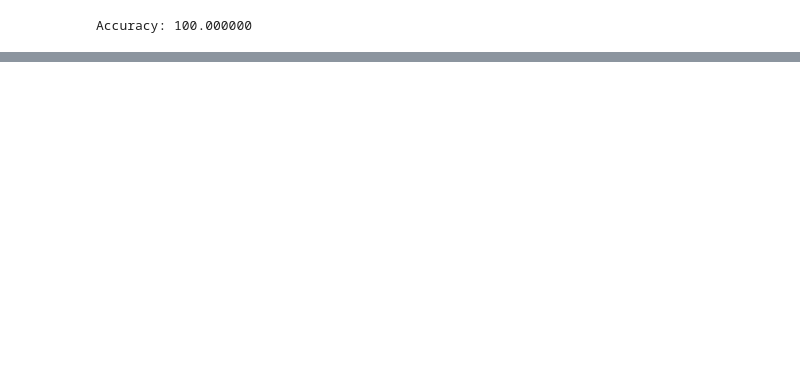
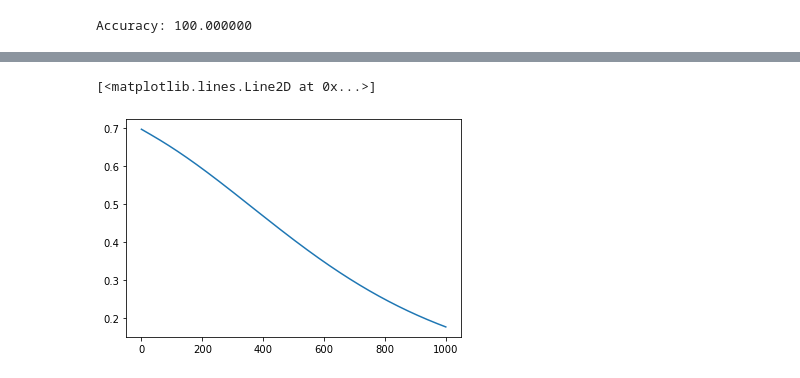
Before and after one commit to baikunth2a/RNN-Practice, a Jupyter notebook: Text_sentiment_nepali.ipynb, the cells around one changed output, grey strips where cells are left out. Saved outputs shown, nothing was run; the diff lists cells and outputs as text; code cells hidden in the pictures; blank space fills up the shorter version.

```diff
--- a/Text_sentiment_nepali.ipynb
+++ b/Text_sentiment_nepali.ipynb
@@ -65,6 +85,6 @@ plot_model(model, to_file='sentiment_plot.png', show_shapes=True, show_layer_nam
 # %%
 # fit the model
-model.fit(padded_docs, labels, epochs=1000, verbose=0 )
+r = model.fit(padded_docs, labels, epochs=1000, verbose=0 )
 # evaluate the model
 loss, accuracy = model.evaluate(padded_docs, labels, verbose=0)
 print('Accuracy: %f' % (accuracy*100))
@@ -72,0 +111,6 @@ Accuracy: 100.000000
+# %%
+plt.plot(r.history['loss'], label = 'loss')
+#plt.plot(r.history['val_loss'], label = 'val_loss')
+# %% [output]
+[<matplotlib.lines.Line2D at 0x...>]
+[figure, added]
```
Also changed, not shown: parts of 13 cells of this notebook, 1 other file.
